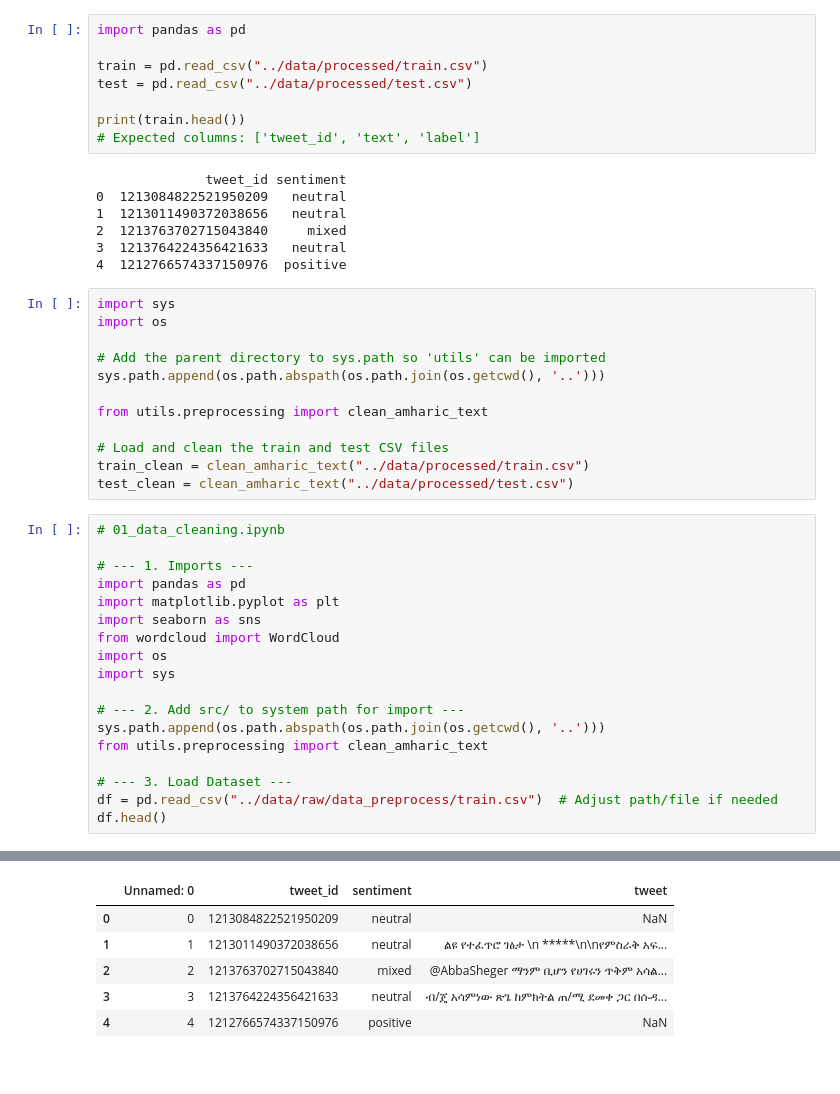
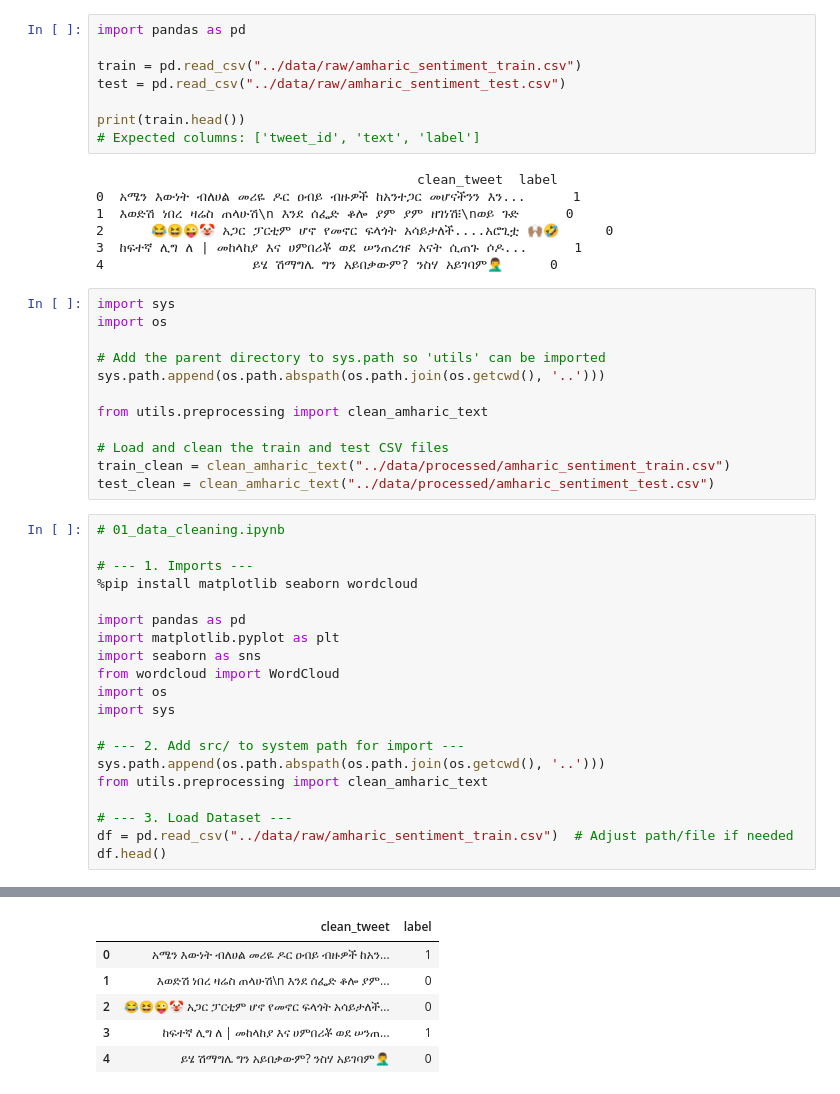
Before and after one commit to BytePhilosopher/Amharic-sentiment-analysis-with-feedback, a Jupyter notebook: notebooks/01_data_cleaning.ipynb, the cells around one changed output, grey strips where cells are left out. Drawn from its saved outputs; the diff is of its cells as text.

```diff
--- a/notebooks/01_data_cleaning.ipynb
+++ b/notebooks/01_data_cleaning.ipynb
@@ -1,18 +1,18 @@
 # %%
 import pandas as pd
 
-train = pd.read_csv("../data/processed/train.csv")
-test = pd.read_csv("../data/processed/test.csv")
+train = pd.read_csv("../data/raw/amharic_sentiment_train.csv")
+test = pd.read_csv("../data/raw/amharic_sentiment_test.csv")
 
 print(train.head())
 # Expected columns: ['tweet_id', 'text', 'label']
 # %% [output]
-              tweet_id sentiment
-0  1213084822521950209   neutral
-1  1213011490372038656   neutral
-2  1213763702715043840     mixed
-3  1213764224356421633   neutral
-4  1212766574337150976  positive
+                                         clean_tweet  label
+0  አሜን እውነት ብለሀል መሪዬ ዶር ዐብይ ብዙዎች ከአንተጋር መሆናችንን እን...      1
+1  እወድሽ ነበረ ዛሬስ ጠላሁሽ\n እንደ ሰፌድ ቆሎ ያም ያም ዘገነሽ፧\nወይ ጉድ      0
+2      😂😆😜🤡 አጋር ፓርቲም ሆኖ የመኖር ፍላጎት አሳይታለች....አሮጊቷ 🙌🏽🤣      0
+3  ከፍተኛ ሊግ ለ | መከላከያ እና ሀምበሪቾ ወደ ሠንጠረዡ አናት ሲጠጉ ሶዶ...      1
+4                   ይሄ ሽማግሌ ግን አይበቃውም? ንስሃ አይገባም🤦‍♂️      0
 # %%
 import sys
 import os
@@ -23,12 +23,14 @@ sys.path.append(os.path.abspath(os.path.join(os.getcwd(), '..')))
 from utils.preprocessing import clean_amharic_text
 
 # Load and clean the train and test CSV files
-train_clean = clean_amharic_text("../data/processed/train.csv")
-test_clean = clean_amharic_text("../data/processed/test.csv")
+train_clean = clean_amharic_text("../data/processed/amharic_sentiment_train.csv")
+test_clean = clean_amharic_text("../data/processed/amharic_sentiment_test.csv")
 # %%
 # 01_data_cleaning.ipynb
 
 # --- 1. Imports ---
+%pip install matplotlib seaborn wordcloud
+
 import pandas as pd
 import matplotlib.pyplot as plt
 import seaborn as sns
@@ -41,6 +43,6 @@ sys.path.append(os.path.abspath(os.path.join(os.getcwd(), '..')))
 from utils.preprocessing import clean_amharic_text
 
 # --- 3. Load Dataset ---
-df = pd.read_csv("../data/raw/data_preprocess/train.csv")  # Adjust path/file if needed
+df = pd.read_csv("../data/raw/amharic_sentiment_train.csv")  # Adjust path/file if needed
 df.head()
 # %% [output]
@@ -47,9 +66,9 @@ df.head()
-|  | Unnamed: 0 | tweet_id | sentiment | tweet |
-| 0 | 0 | 1213084822521950209 | neutral | NaN |
-| 1 | 1 | 1213011490372038656 | neutral | ልዩ የተፈጥሮ ገፅታ \n *****\n\nየምስራቅ አፍ... |
-| 2 | 2 | 1213763702715043840 | mixed | @AbbaSheger ማንም ቢሆን የሀገሩን ጥቅም አሳል... |
-| 3 | 3 | 1213764224356421633 | neutral | ብ/ጄ አሳምነው ጽጌ ከምክትል ጠ/ሚ ደመቀ ጋር በሱዳ... |
-| 4 | 4 | 1212766574337150976 | positive | NaN |
+|  | clean_tweet | label |
+| 0 | አሜን እውነት ብለሀል መሪዬ ዶር ዐብይ ብዙዎች ከአን... | 1 |
+| 1 | እወድሽ ነበረ ዛሬስ ጠላሁሽ\n እንደ ሰፌድ ቆሎ ያም... | 0 |
+| 2 | 😂😆😜🤡 አጋር ፓርቲም ሆኖ የመኖር ፍላጎት አሳይታለች... | 0 |
+| 3 | ከፍተኛ ሊግ ለ | መከላከያ እና ሀምበሪቾ ወደ ሠንጠ... | 1 |
+| 4 | ይሄ ሽማግሌ ግን አይበቃውም? ንስሃ አይገባም🤦‍♂️ | 0 |
 # %%
 # --- 4. Basic Info ---
 print("Dataset Info:")
```
Also changed, not shown: parts of 7 cells of this notebook, 2 other files.
